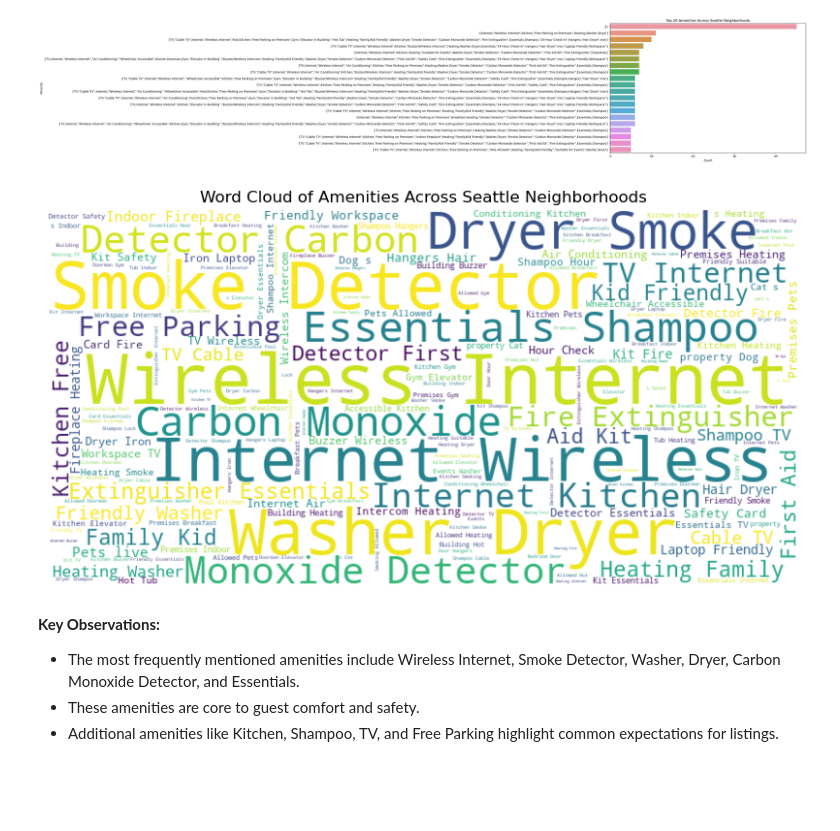
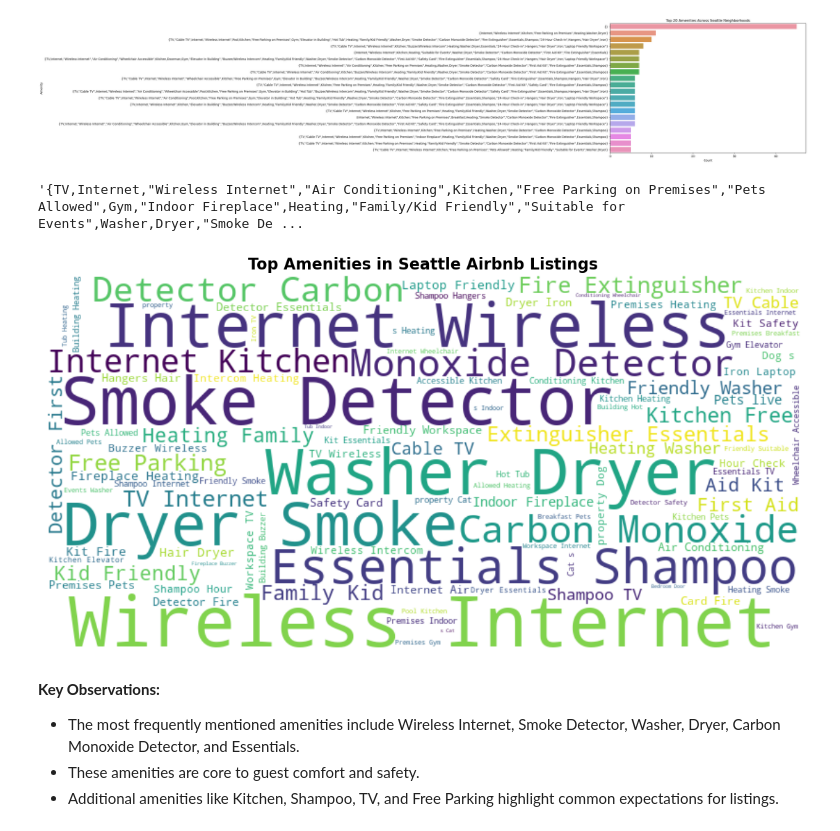
Before and after one commit to Sibongile46/Project-1, a Jupyter notebook: Seatle_Airbnb.ipynb, the cells around one changed output. Saved outputs shown, nothing was run; the diff lists cells and outputs as text; code cells hidden in the pictures; blank space fills up the shorter version.

Commit message:
Updated notebook with visual png charts

```diff
--- a/Seatle_Airbnb.ipynb
+++ b/Seatle_Airbnb.ipynb
@@ -256,23 +272,32 @@ plt.ylabel('Amenity')
 plt.show()
 # %% [output]
 [figure]
+# %%
+amenities_text
+# %% [output]
+'{TV,Internet,"Wireless Internet","Air Conditioning",Kitchen,"Free Parking on Premises","Pets Allowed",Gym,"Indoor Fireplace",Heating,"Family/Kid Friendly","Suitable for Events",Washer,Dryer,"Smoke De ...
 # %%
 from wordcloud import WordCloud
 
-# Create a string of all amenities
-amenities_text = ' '.join(all_amenities)
+# Generate Word Cloud
+wordcloud = WordCloud(
+    width=800,
+    height=400,
+    background_color='white',
+    colormap='viridis',
+    max_words=100
+).generate(amenities_text)
 
-# Generate a word cloud
-wordcloud = WordCloud(width=800, height=400, background_color='white').generate(amenities_text)
-
-# Display the word cloud
-plt.figure(figsize=(10, 6))
+# Plot Word Cloud
+plt.figure(figsize=(12, 6))
 plt.imshow(wordcloud, interpolation='bilinear')
 plt.axis('off')
-plt.title('Word Cloud of Amenities Across Seattle Neighborhoods')
+plt.title('Top Amenities in Seattle Airbnb Listings', fontsize=16, weight='bold')
+plt.tight_layout()
+plt.savefig('amenities_wordcloud_refined.png', dpi=300)  # Save in high resolution
 plt.show()
 # %% [output]
-[figure, old version]
+[figure, new version]
 # %% [markdown]
 <b>Key Observations:</b>
 
```
Also changed, not shown: parts of 8 cells of this notebook, 4 other files.
